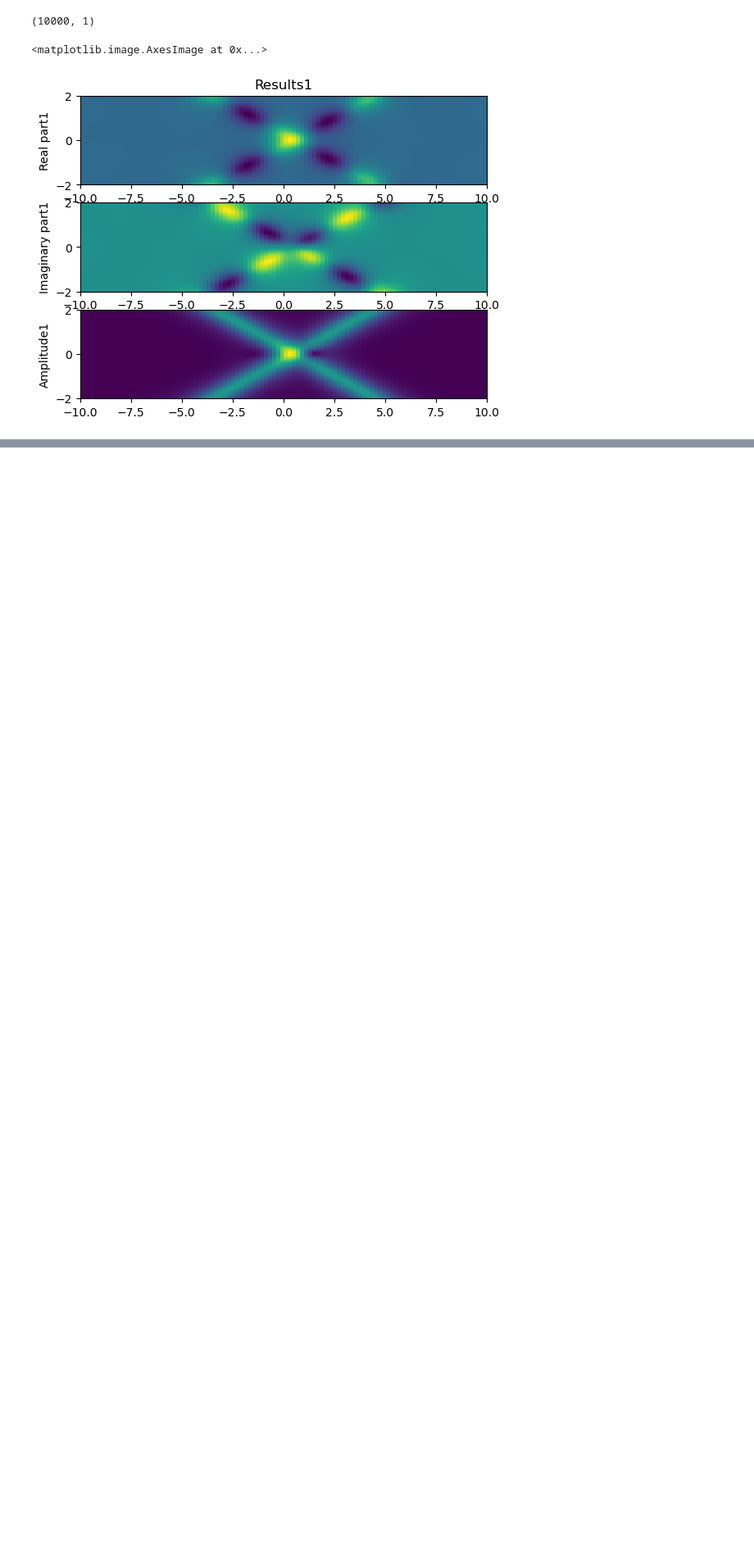
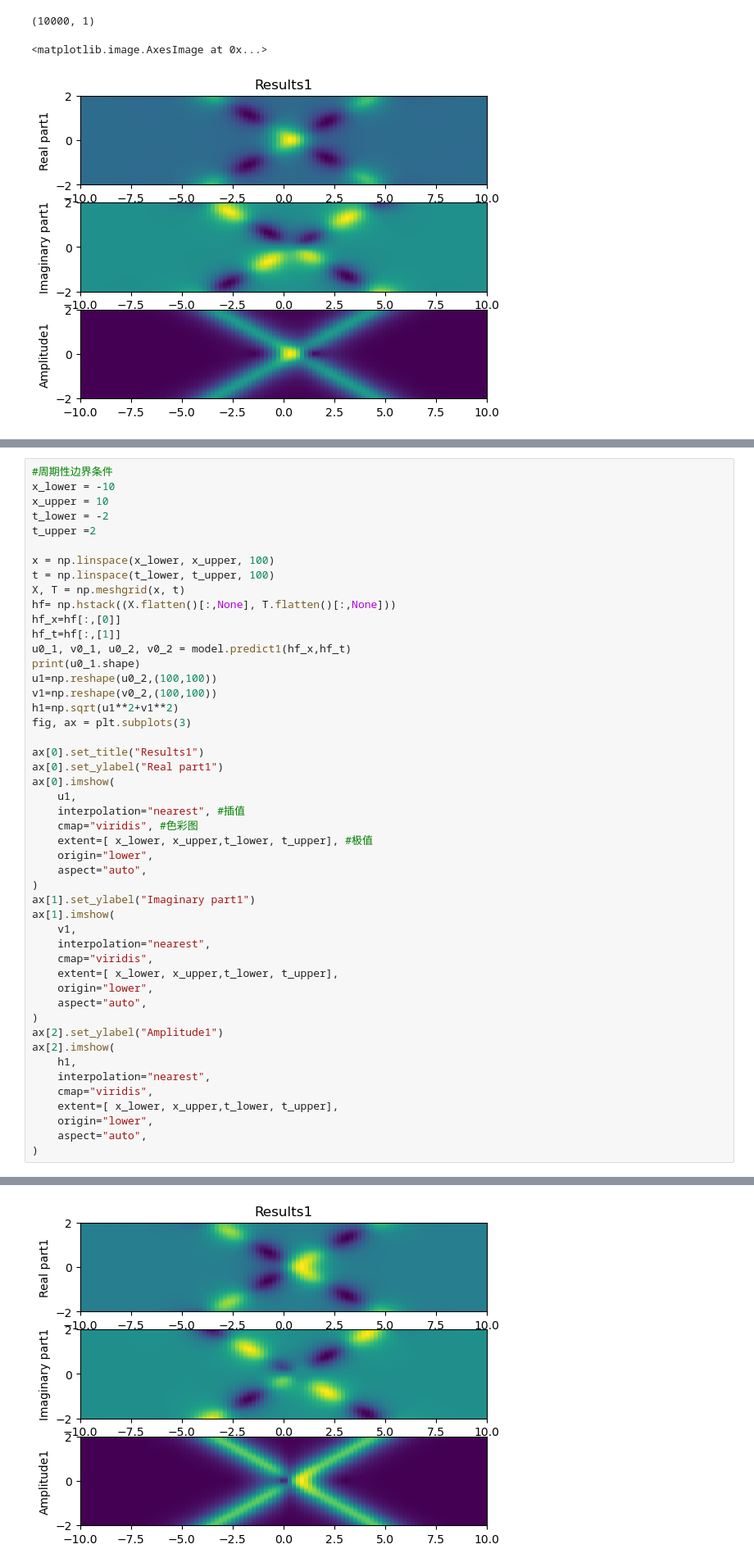
Before and after one commit to sk-yang666/PINN-on-NLS, a Jupyter notebook: NLS反问题 双孤子.ipynb, the cells around one changed output, grey strips where cells are left out. Shown at 82% size. Cells and saved outputs as stored; diff of their text form; blank space fills up the shorter version.

```diff
--- a/NLS反问题 双孤子.ipynb
+++ b/NLS反问题 双孤子.ipynb
@@ -580,0 +723,49 @@ ax[2].imshow(
+# %%
+#周期性边界条件
+x_lower = -10
+x_upper = 10
+t_lower = -2
+t_upper =2
+
+x = np.linspace(x_lower, x_upper, 100)
+t = np.linspace(t_lower, t_upper, 100)
+X, T = np.meshgrid(x, t)
+hf= np.hstack((X.flatten()[:,None], T.flatten()[:,None]))
+hf_x=hf[:,[0]]
+hf_t=hf[:,[1]]
+u0_1, v0_1, u0_2, v0_2 = model.predict1(hf_x,hf_t)
+print(u0_1.shape)
+u1=np.reshape(u0_2,(100,100))
+v1=np.reshape(v0_2,(100,100))
+h1=np.sqrt(u1**2+v1**2)
+fig, ax = plt.subplots(3)
+
+ax[0].set_title("Results1")
+ax[0].set_ylabel("Real part1")
+ax[0].imshow(
+    u1,
+    interpolation="nearest", #插值
+    cmap="viridis", #色彩图
+    extent=[ x_lower, x_upper,t_lower, t_upper], #极值
+    origin="lower",
+    aspect="auto",
+)
+ax[1].set_ylabel("Imaginary part1")
+ax[1].imshow(
+    v1,
+    interpolation="nearest",
+    cmap="viridis",
+    extent=[ x_lower, x_upper,t_lower, t_upper],
+    origin="lower",
+    aspect="auto",
+)
+ax[2].set_ylabel("Amplitude1")
+ax[2].imshow(
+    h1,
+    interpolation="nearest",
+    cmap="viridis",
+    extent=[ x_lower, x_upper,t_lower, t_upper],
+    origin="lower",
+    aspect="auto",
+)
+# %% [output]
@@ -580,0 +774 @@ ax[2].imshow(
+[figure, added]
```
Also changed, not shown: parts of 11 cells of this notebook, 2 other files.
